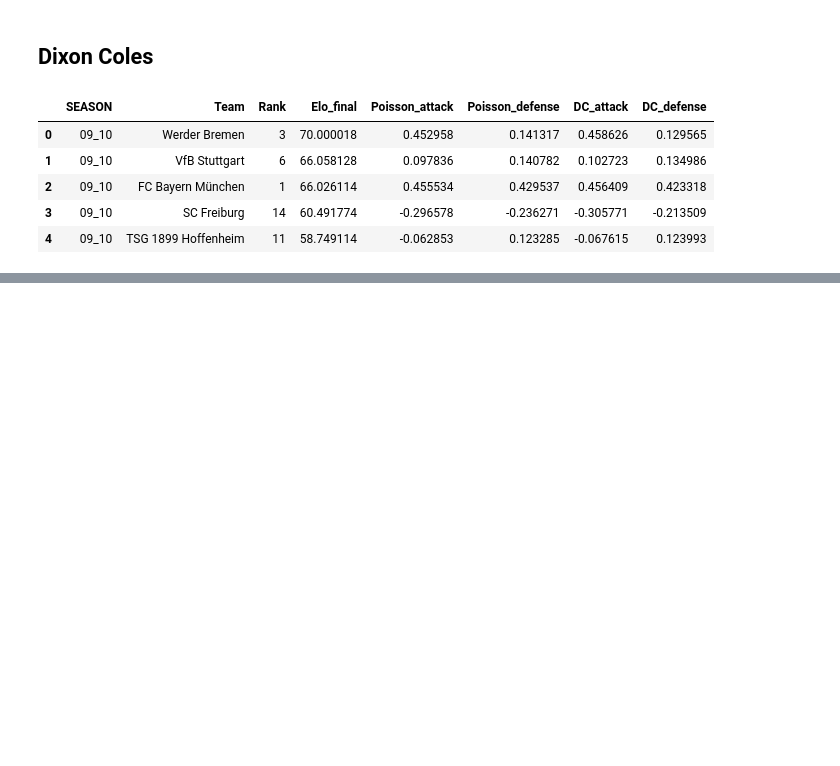
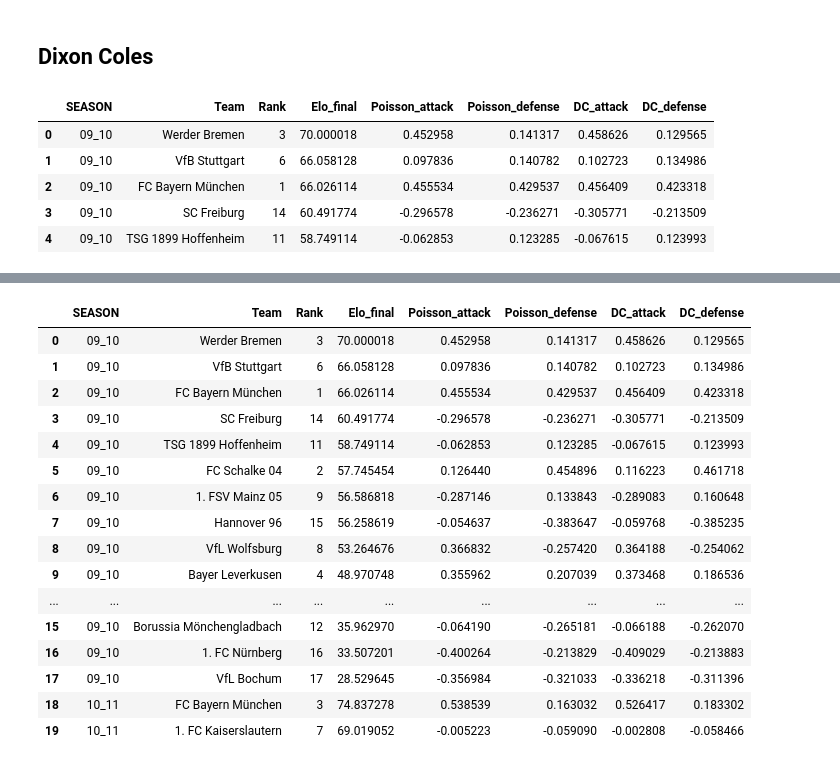
Before and after one commit to Picoalex/template_dsc, a Jupyter notebook: notebooks/02_strength_index.ipynb, the cells around one changed output, grey strips where cells are left out. Drawn from its saved outputs; the diff is of its cells as text; code cells hidden in the pictures; blank space fills up the shorter version.

Commit message:
evaluated initial results

```diff
--- a/notebooks/02_strength_index.ipynb
+++ b/notebooks/02_strength_index.ipynb
@@ -1152,0 +1243,37 @@ team_strength_summary.head()
+# %%
+# merge Elo, Poisson and Dixon-Coles results into one summary table
+team_strength_summary = (
+    final_ratings
+    .merge(
+        poisson_team_params,
+        on=['SEASON', 'Team'],
+        how='left'
+    )
+    .merge(
+        dc_team_params,
+        on=['SEASON', 'Team'],
+        how='left'
+    )
+    .sort_values(by=['SEASON', 'Elo_final'], ascending=[True, False])
+    .reset_index(drop=True)
+)
+
+team_strength_summary.head(20)
+# %% [output]
+|  | SEASON | Team | Rank | Elo_final | Poisson_attack | Poisson_defense | DC_attack | DC_defense |
+| 0 | 09_10 | Werder Bremen | 3 | 70.000018 | 0.452958 | 0.141317 | 0.458626 | 0.129565 |
+| 1 | 09_10 | VfB Stuttgart | 6 | 66.058128 | 0.097836 | 0.140782 | 0.102723 | 0.134986 |
+| 2 | 09_10 | FC Bayern München | 1 | 66.026114 | 0.455534 | 0.429537 | 0.456409 | 0.423318 |
+| 3 | 09_10 | SC Freiburg | 14 | 60.491774 | -0.296578 | -0.236271 | -0.305771 | -0.213509 |
+| 4 | 09_10 | TSG 1899 Hoffenheim | 11 | 58.749114 | -0.062853 | 0.123285 | -0.067615 | 0.123993 |
+| 5 | 09_10 | FC Schalke 04 | 2 | 57.745454 | 0.126440 | 0.454896 | 0.116223 | 0.461718 |
+| 6 | 09_10 | 1. FSV Mainz 05 | 9 | 56.586818 | -0.287146 | 0.133843 | -0.289083 | 0.160648 |
+| 7 | 09_10 | Hannover 96 | 15 | 56.258619 | -0.054637 | -0.383647 | -0.059768 | -0.385235 |
+| 8 | 09_10 | VfL Wolfsburg | 8 | 53.264676 | 0.366832 | -0.257420 | 0.364188 | -0.254062 |
+| 9 | 09_10 | Bayer Leverkusen | 4 | 48.970748 | 0.355962 | 0.207039 | 0.373468 | 0.186536 |
+| ... | ... | ... | ... | ... | ... | ... | ... | ... |
+| 15 | 09_10 | Borussia Mönchengladbach | 12 | 35.962970 | -0.064190 | -0.265181 | -0.066188 | -0.262070 |
+| 16 | 09_10 | 1. FC Nürnberg | 16 | 33.507201 | -0.400264 | -0.213829 | -0.409029 | -0.213883 |
+| 17 | 09_10 | VfL Bochum | 17 | 28.529645 | -0.356984 | -0.321033 | -0.336218 | -0.311396 |
+| 18 | 10_11 | FC Bayern München | 3 | 74.837278 | 0.538539 | 0.163032 | 0.526417 | 0.183302 |
+| 19 | 10_11 | 1. FC Kaiserslautern | 7 | 69.019052 | -0.005223 | -0.059090 | -0.002808 | -0.058466 |
```
Also changed, not shown: parts of 10 cells of this notebook.
